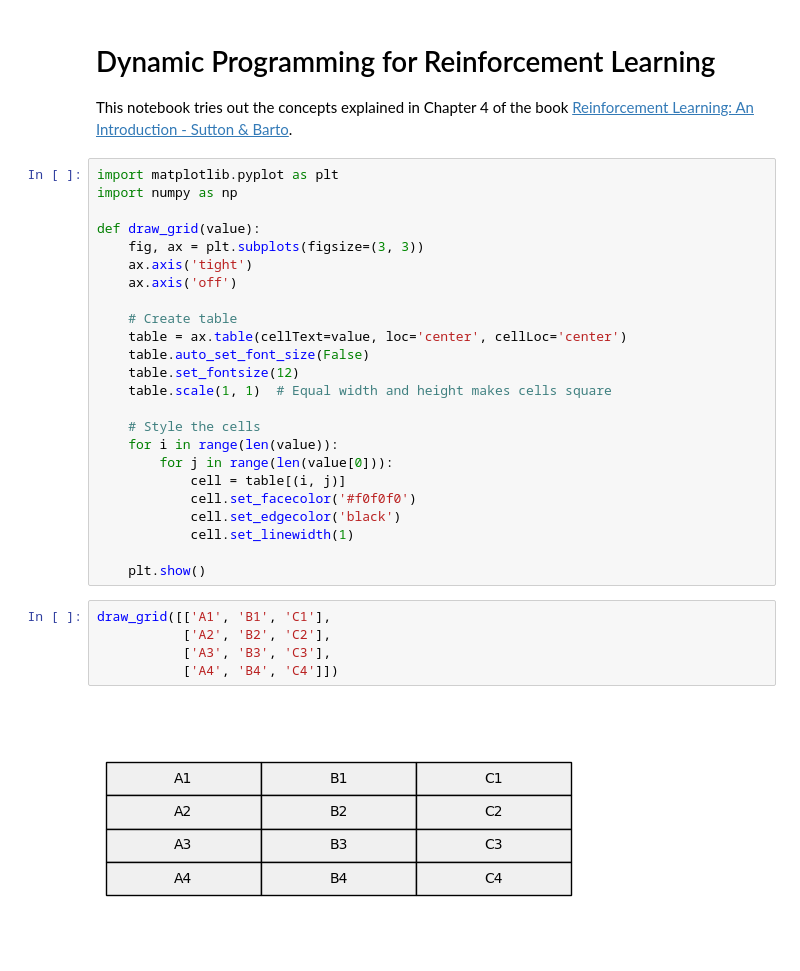
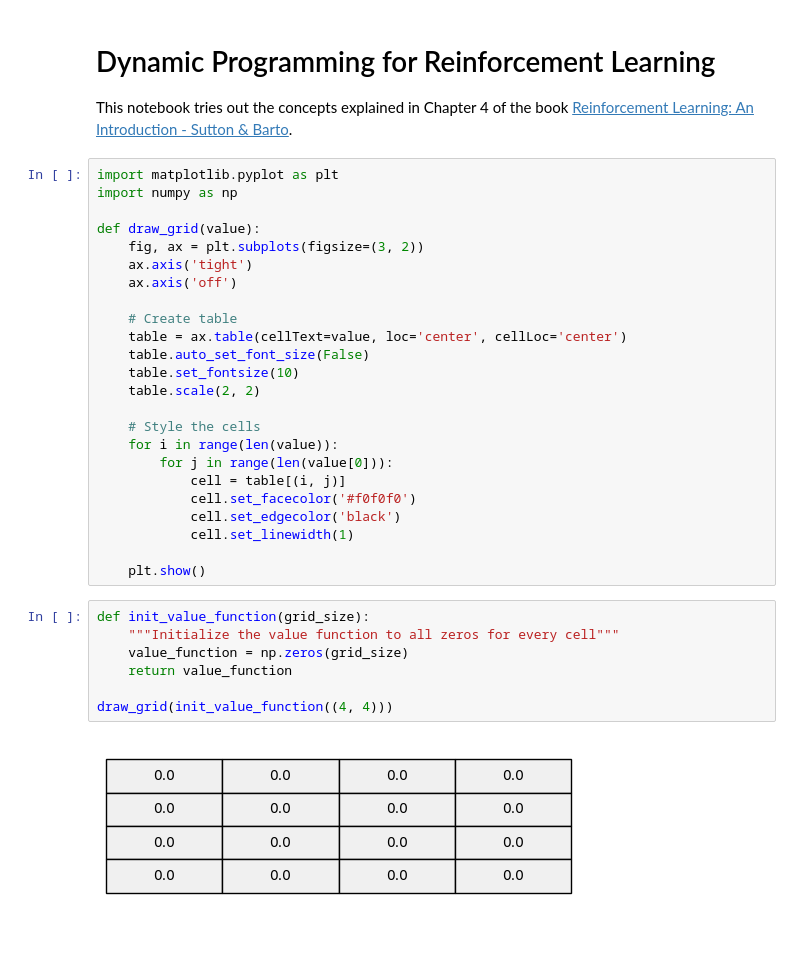
Before and after one commit to nicolasances/rl-theory, a Jupyter notebook: dyn-prog.ipynb, the cells around one changed output. Saved outputs shown, nothing was run; the diff lists cells and outputs as text; blank space fills up the shorter version.

```diff
--- a/dyn-prog.ipynb
+++ b/dyn-prog.ipynb
@@ -7,15 +7,15 @@ import matplotlib.pyplot as plt
 import numpy as np
 
 def draw_grid(value):
-    fig, ax = plt.subplots(figsize=(3, 3))
+    fig, ax = plt.subplots(figsize=(3, 2))
     ax.axis('tight')
     ax.axis('off')
 
     # Create table
     table = ax.table(cellText=value, loc='center', cellLoc='center')
     table.auto_set_font_size(False)
-    table.set_fontsize(12)
-    table.scale(1, 1)  # Equal width and height makes cells square
+    table.set_fontsize(10)
+    table.scale(2, 2)
 
     # Style the cells
     for i in range(len(value)):
@@ -26,10 +26,12 @@ def draw_grid(value):
             cell.set_linewidth(1)
 
     plt.show()
-# %%
-draw_grid([['A1', 'B1', 'C1'],
-           ['A2', 'B2', 'C2'],
-           ['A3', 'B3', 'C3'],
-           ['A4', 'B4', 'C4']])
-# %% [output]
-[figure, removed]
+# %%
+def init_value_function(grid_size):
+    """Initialize the value function to all zeros for every cell"""
+    value_function = np.zeros(grid_size)
+    return value_function
+
+draw_grid(init_value_function((4, 4)))
+# %% [output]
+[figure, added]
```
Also changed, not shown: parts of 4 cells of this notebook.
